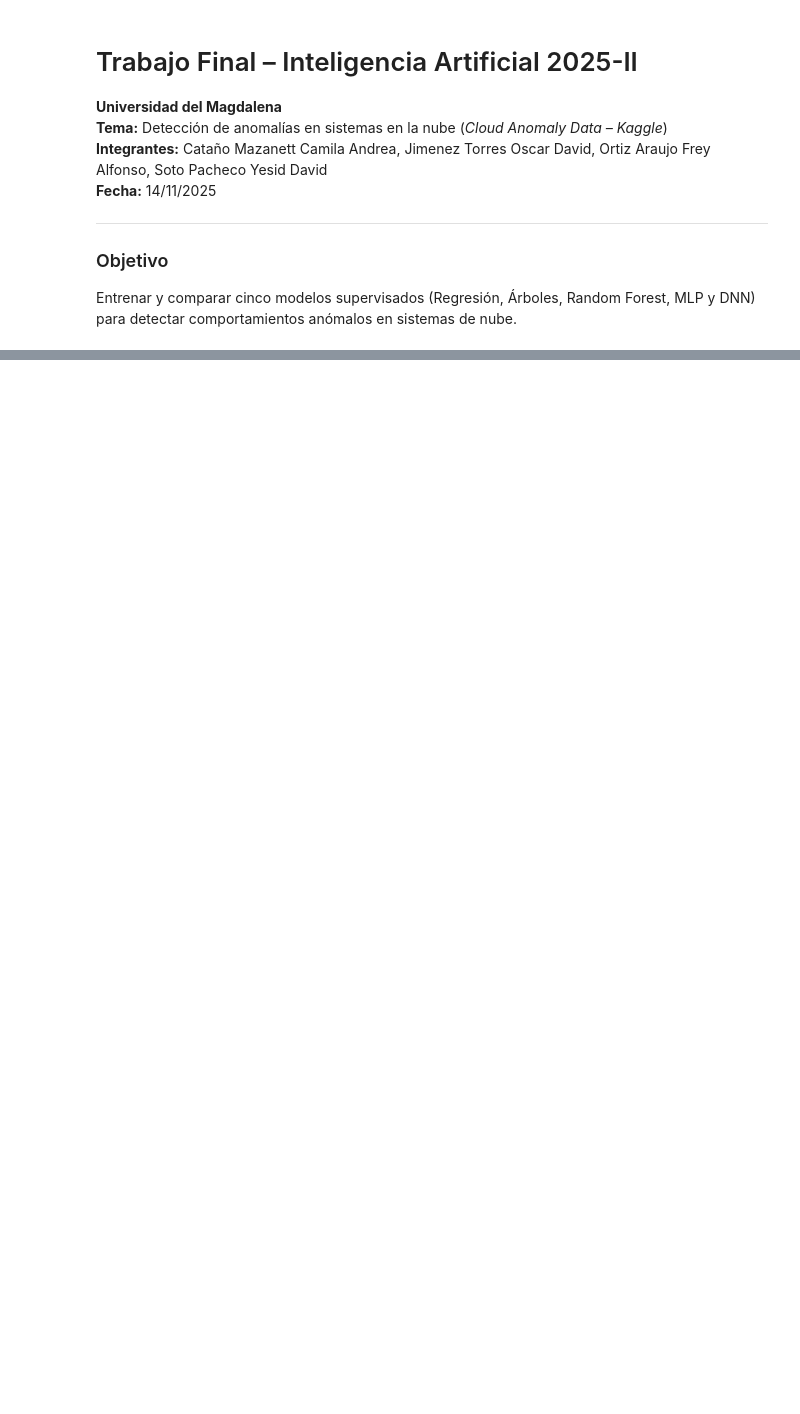
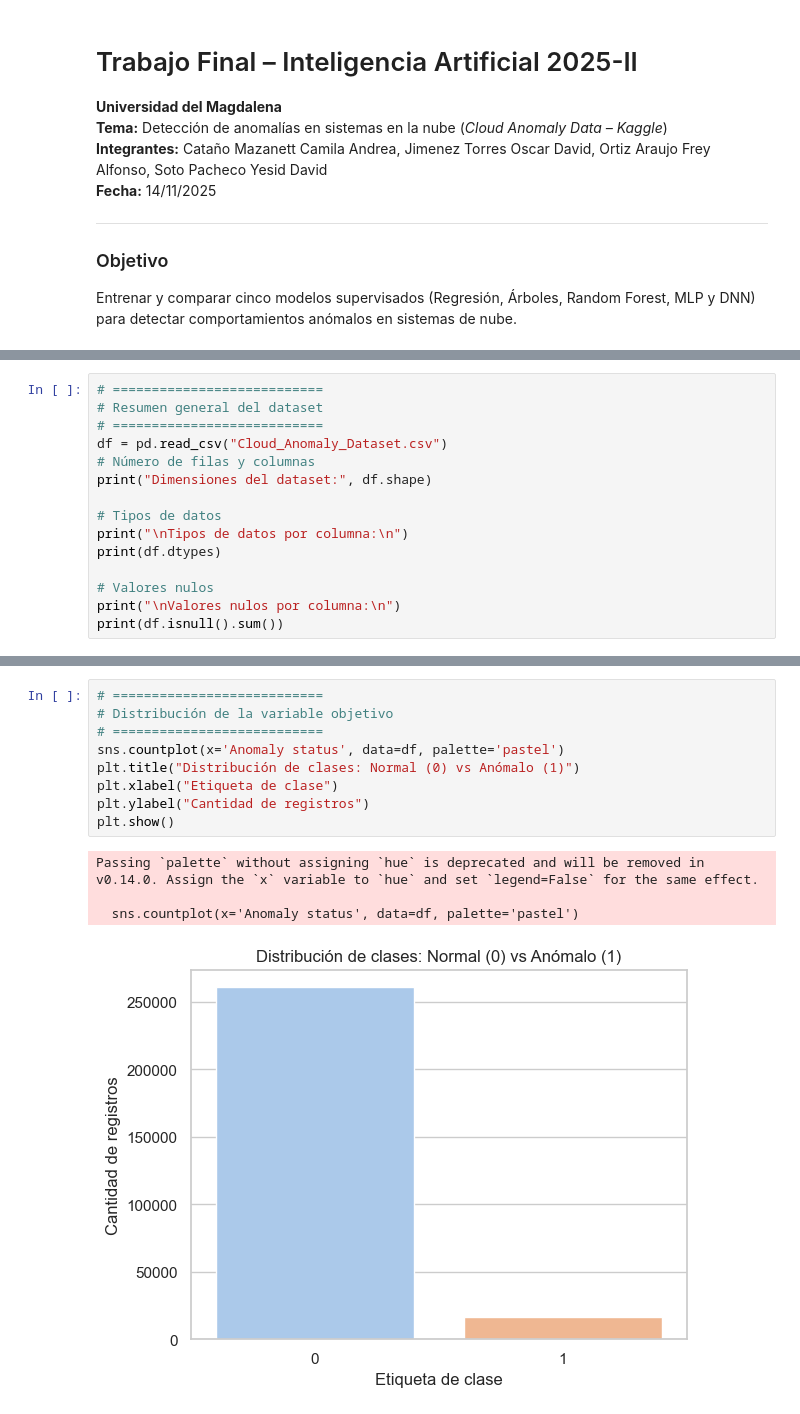
Before and after one commit to FreyOrtiz/CloudInfrastrutureAnomalyData, a Jupyter notebook: Proyecto/TrabajoFinalIA.ipynb, the cells around one changed output, grey strips where cells are left out. Drawn from its saved outputs; the diff is of its cells as text; blank space fills up the shorter version.

```diff
--- a/Proyecto/TrabajoFinalIA.ipynb
+++ b/Proyecto/TrabajoFinalIA.ipynb
@@ -84,0 +96,15 @@ print(" Librerías importadas correctamente")
+# %%
+# ===========================
+# Resumen general del dataset
+# ===========================
+df = pd.read_csv("Cloud_Anomaly_Dataset.csv")
+# Número de filas y columnas
+print("Dimensiones del dataset:", df.shape)
+
+# Tipos de datos
+print("\nTipos de datos por columna:\n")
+print(df.dtypes)
+
+# Valores nulos
+print("\nValores nulos por columna:\n")
+print(df.isnull().sum())
@@ -84,0 +151,14 @@ print(" Librerías importadas correctamente")
+# %%
+# ===========================
+# Distribución de la variable objetivo
+# ===========================
+sns.countplot(x='Anomaly status', data=df, palette='pastel')
+plt.title("Distribución de clases: Normal (0) vs Anómalo (1)")
+plt.xlabel("Etiqueta de clase")
+plt.ylabel("Cantidad de registros")
+plt.show()
+# %% [output]
+Passing `palette` without assigning `hue` is deprecated and will be removed in v0.14.0. Assign the `x` variable to `hue` and set `legend=False` for the same effect.
+
+  sns.countplot(x='Anomaly status', data=df, palette='pastel')
+[figure, added]
```
Also changed, not shown: parts of 12 cells of this notebook.
